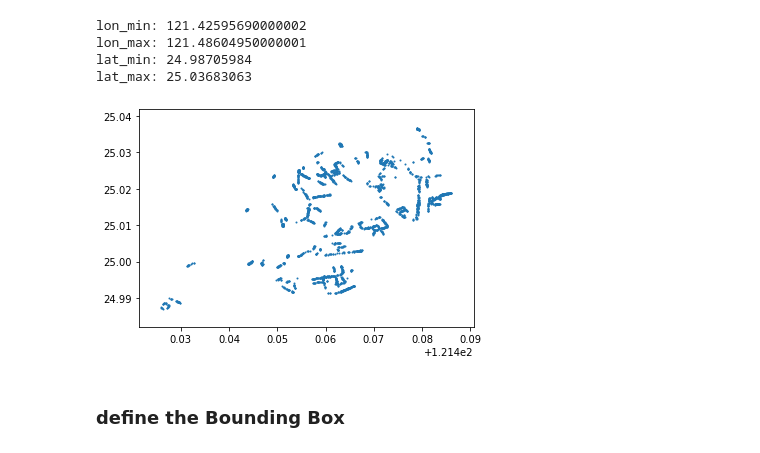
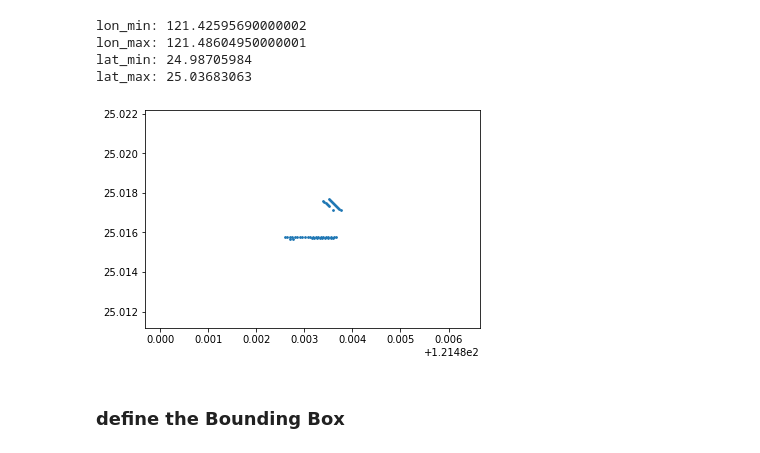
Before and after one commit to weberlu88/2020-NCU-Special-Topic, a Jupyter notebook: NTP車位爬蟲/把車位點在地圖上/板橋 視覺化.ipynb, the cells around one changed output. Drawn from its saved outputs; the diff is of its cells as text; code cells hidden in the pictures.

```diff
--- a/NTP車位爬蟲/把車位點在地圖上/板橋 視覺化.ipynb
+++ b/NTP車位爬蟲/把車位點在地圖上/板橋 視覺化.ipynb
@@ -27,0 +11,4 @@ df
+# %%
+df = pd.read_excel('NTP_All.xlsx')
+df_route = df.loc[df['route'] == '光中路']
+len(df_route)
@@ -43,10 +52,10 @@ lat_max: 25.03683063
 # %%
 import matplotlib.pyplot as plt
 
-plt.scatter(x=df['lon'], y=df['lat'], s=1)
+plt.scatter(x=df_route['lon'], y=df_route['lat'], s=3)
 plt.show()
 # %% [output]
-[figure, old version]
+[figure, new version]
 # %% [markdown]
 ### define the Bounding Box
 # %%
```
Also changed, not shown: parts of 5 cells of this notebook, 5 other files.
